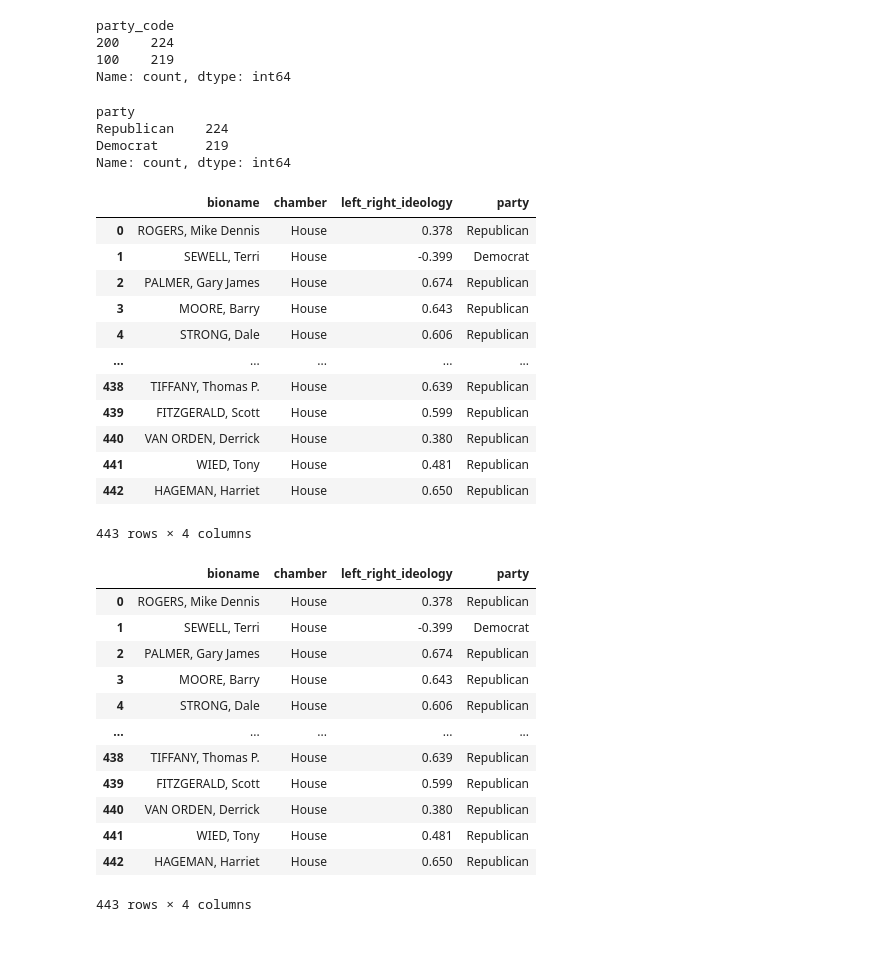
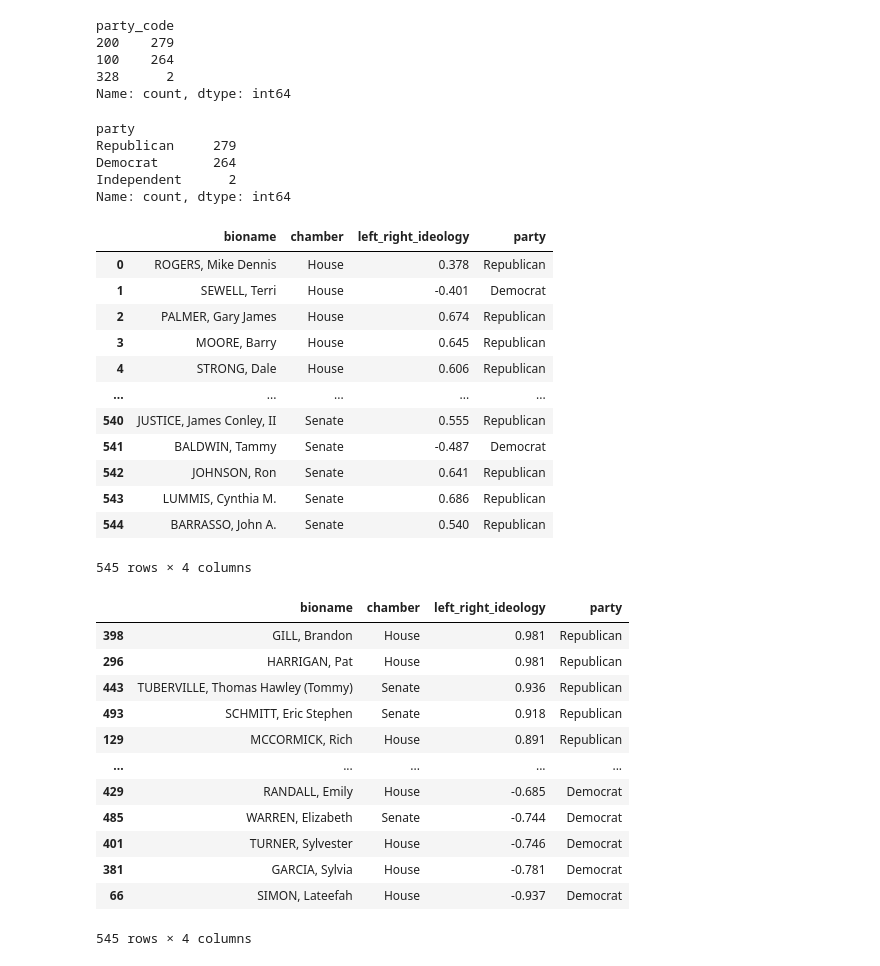
Before and after one commit to cynthialeng/con-trans-2025, a Jupyter notebook: notebooks/ideology.ipynb, the cells around one changed output. Cells and saved outputs as stored; diff of their text form; code cells hidden in the pictures.

```diff
--- a/notebooks/ideology.ipynb
+++ b/notebooks/ideology.ipynb
@@ -2,7 +2,7 @@
 import numpy as np
 import pandas as pd
 # %%
-url = 'https://voteview.com/static/data/out/members/H119_members.csv'
+url = 'https://voteview.com/static/data/out/members/HS119_members.csv'
 ideology = pd.read_csv(url)
 ideology.head(3)
 
@@ -15,19 +15,22 @@ ideology = ideology[cols_to_keep]
 ideology['party_code'].value_counts()
 # %% [output]
 party_code
-200    224
-100    219
+200    279
+100    264
+328      2
 Name: count, dtype: int64
 # %%
 replace_map = {200: 'Republican',
-               100: 'Democrat'}
+               100: 'Democrat',
+               328: 'Independent'}
 
 ideology['party'] = ideology['party_code'].replace(replace_map)
 ideology['party'].value_counts()
 # %% [output]
 party
-Republican    224
-Democrat      219
+Republican     279
+Democrat       264
+Independent      2
 Name: count, dtype: int64
 # %%
 ideology = ideology.drop(['party_code'], axis=1) # drop a column instead of row
@@ -36,31 +39,31 @@ ideology
 # %% [output]
 |  | bioname | chamber | left_right_ideology | party |
 | 0 | ROGERS, Mike Dennis | House | 0.378 | Republican |
-| 1 | SEWELL, Terri | House | -0.399 | Democrat |
+| 1 | SEWELL, Terri | House | -0.401 | Democrat |
 | 2 | PALMER, Gary James | House | 0.674 | Republican |
-| 3 | MOORE, Barry | House | 0.643 | Republican |
+| 3 | MOORE, Barry | House | 0.645 | Republican |
 | 4 | STRONG, Dale | House | 0.606 | Republican |
 | ... | ... | ... | ... | ... |
-| 438 | TIFFANY, Thomas P. | House | 0.639 | Republican |
-| 439 | FITZGERALD, Scott | House | 0.599 | Republican |
-| 440 | VAN ORDEN, Derrick | House | 0.380 | Republican |
-| 441 | WIED, Tony | House | 0.481 | Republican |
-| 442 | HAGEMAN, Harriet | House | 0.650 | Republican |
+| 540 | JUSTICE, James Conley, II | Senate | 0.555 | Republican |
+| 541 | BALDWIN, Tammy | Senate | -0.487 | Democrat |
+| 542 | JOHNSON, Ron | Senate | 0.641 | Republican |
+| 543 | LUMMIS, Cynthia M. | Senate | 0.686 | Republican |
+| 544 | BARRASSO, John A. | Senate | 0.540 | Republican |
-443 rows × 4 columns
+545 rows × 4 columns
 # %%
-ideology.sort_values('left_right_ideology', ascending=False)
+ideology = ideology.sort_values('left_right_ideology', ascending=False)
 ideology
 # %% [output]
 |  | bioname | chamber | left_right_ideology | party |
-| 0 | ROGERS, Mike Dennis | House | 0.378 | Republican |
-| 1 | SEWELL, Terri | House | -0.399 | Democrat |
-| 2 | PALMER, Gary James | House | 0.674 | Republican |
-| 3 | MOORE, Barry | House | 0.643 | Republican |
-| 4 | STRONG, Dale | House | 0.606 | Republican |
+| 398 | GILL, Brandon | House | 0.981 | Republican |
+| 296 | HARRIGAN, Pat | House | 0.981 | Republican |
+| 443 | TUBERVILLE, Thomas Hawley (Tommy) | Senate | 0.936 | Republican |
+| 493 | SCHMITT, Eric Stephen | Senate | 0.918 | Republican |
+| 129 | MCCORMICK, Rich | House | 0.891 | Republican |
 | ... | ... | ... | ... | ... |
-| 438 | TIFFANY, Thomas P. | House | 0.639 | Republican |
-| 439 | FITZGERALD, Scott | House | 0.599 | Republican |
-| 440 | VAN ORDEN, Derrick | House | 0.380 | Republican |
-| 441 | WIED, Tony | House | 0.481 | Republican |
-| 442 | HAGEMAN, Harriet | House | 0.650 | Republican |
+| 429 | RANDALL, Emily | House | -0.685 | Democrat |
+| 485 | WARREN, Elizabeth | Senate | -0.744 | Democrat |
+| 401 | TURNER, Sylvester | House | -0.746 | Democrat |
+| 381 | GARCIA, Sylvia | House | -0.781 | Democrat |
+| 66 | SIMON, Lateefah | House | -0.937 | Democrat |
-443 rows × 4 columns
+545 rows × 4 columns
```
Also changed, not shown: parts of 13 cells of this notebook.
